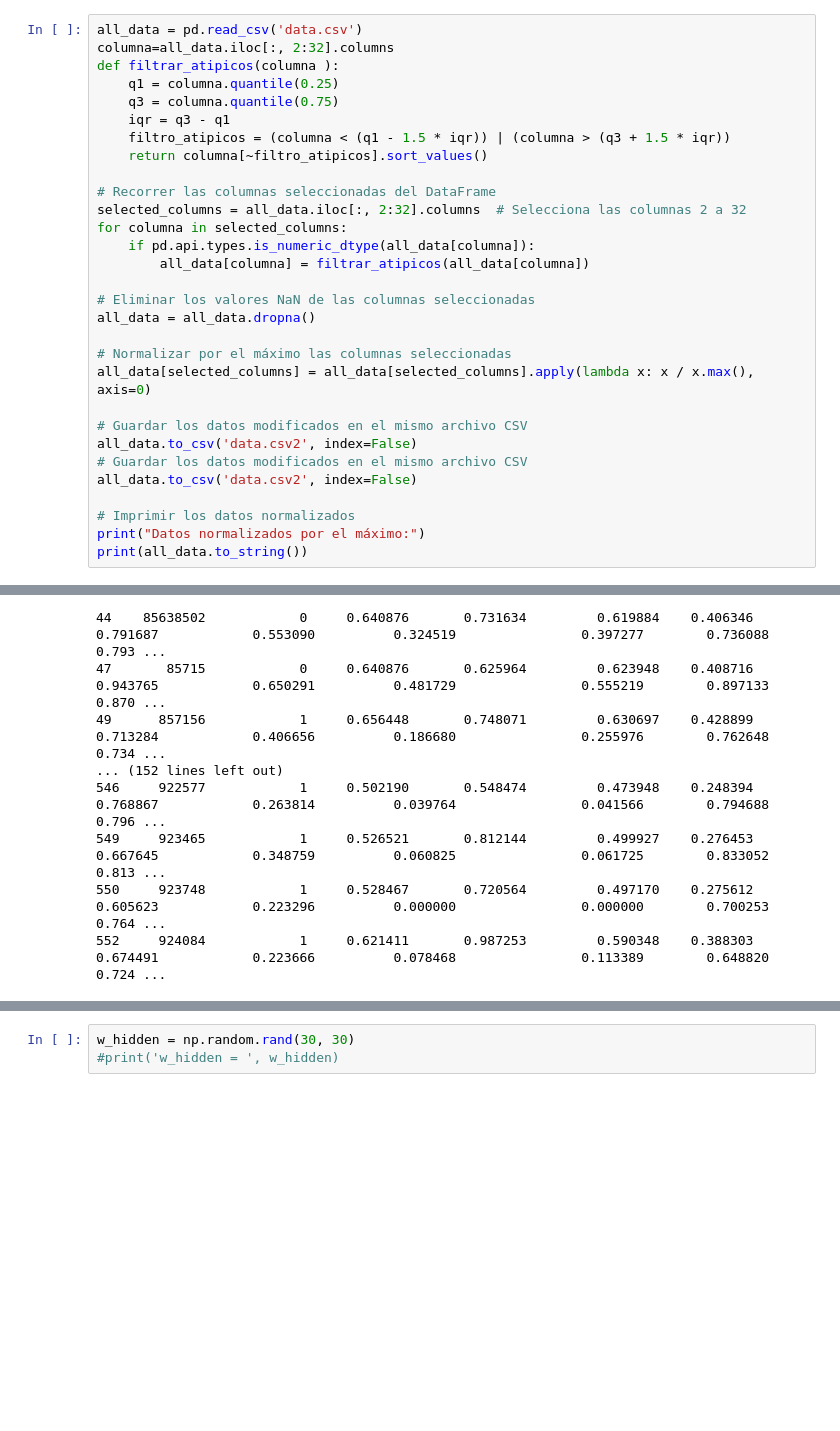
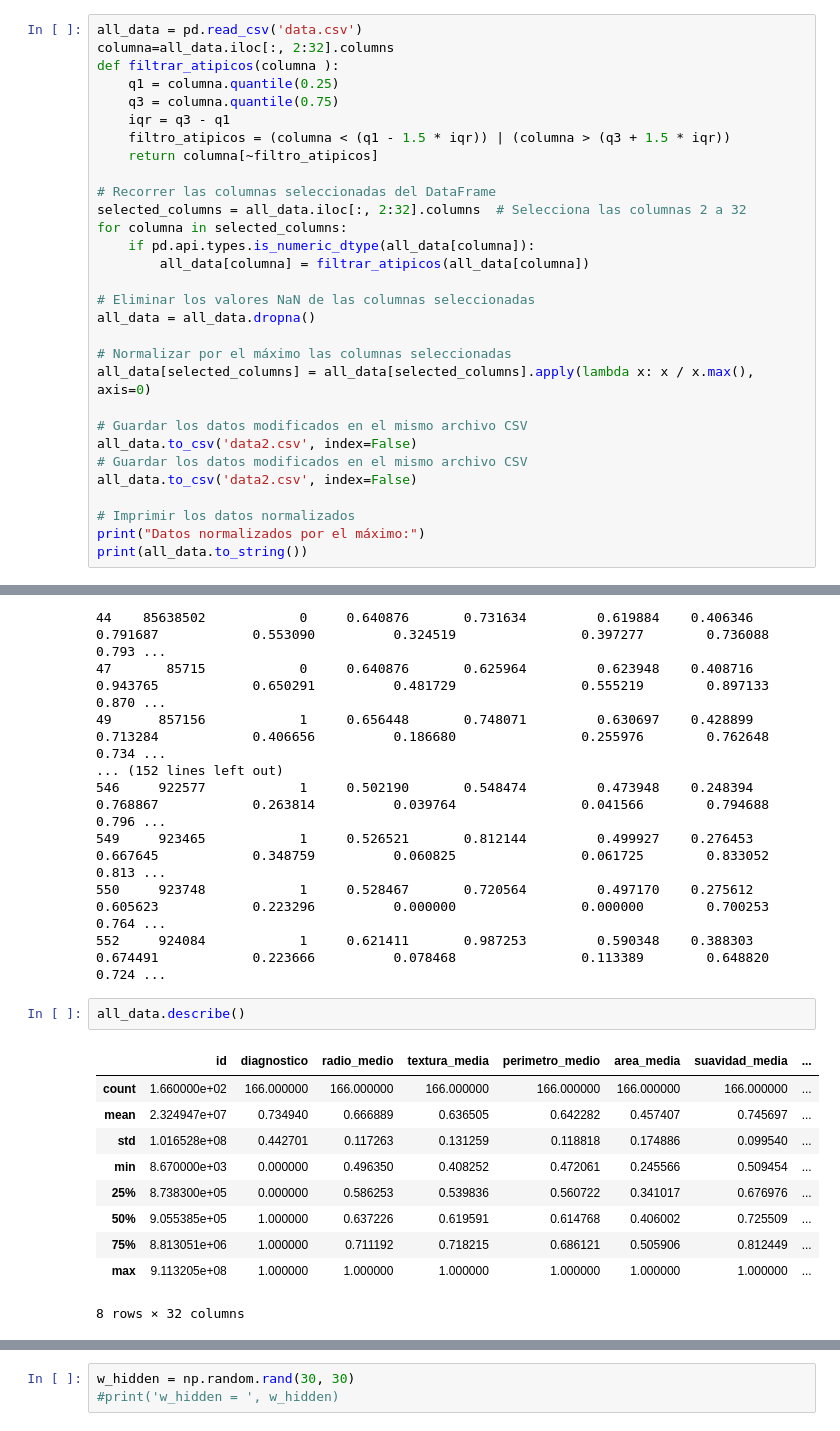
Before and after one commit to christianale12/tp3, a Jupyter notebook: mate3.ipynb, the cells around one changed output, grey strips where cells are left out. Cells and saved outputs as stored; diff of their text form; blank space fills up the shorter version.

```diff
--- a/mate3.ipynb
+++ b/mate3.ipynb
@@ -24,7 +22,7 @@ def filtrar_atipicos(columna ):
     q3 = columna.quantile(0.75)
     iqr = q3 - q1
     filtro_atipicos = (columna < (q1 - 1.5 * iqr)) | (columna > (q3 + 1.5 * iqr))
-    return columna[~filtro_atipicos].sort_values()
+    return columna[~filtro_atipicos]
 
 # Recorrer las columnas seleccionadas del DataFrame
 selected_columns = all_data.iloc[:, 2:32].columns  # Selecciona las columnas 2 a 32
@@ -39,9 +37,9 @@ all_data = all_data.dropna()
 all_data[selected_columns] = all_data[selected_columns].apply(lambda x: x / x.max(), axis=0)
 
 # Guardar los datos modificados en el mismo archivo CSV
-all_data.to_csv('data.csv2', index=False)
+all_data.to_csv('data2.csv', index=False)
 # Guardar los datos modificados en el mismo archivo CSV
-all_data.to_csv('data.csv2', index=False)
+all_data.to_csv('data2.csv', index=False)
 
 # Imprimir los datos normalizados
 print("Datos normalizados por el máximo:")
@@ -64,6 +62,19 @@ Datos normalizados por el máximo:
 549     923465            1     0.526521       0.812144         0.499927    0.276453        0.667645            0.348759          0.060825                0.061725        0.833052                 0.813 ...
 550     923748            1     0.528467       0.720564         0.497170    0.275612        0.605623            0.223296          0.000000                0.000000        0.700253                 0.764 ...
 552     924084            1     0.621411       0.987253         0.590348    0.388303        0.674491            0.223666          0.078468                0.113389        0.648820                 0.724 ...
+# %%
+all_data.describe()
+# %% [output]
+|  | id | diagnostico | radio_medio | textura_media | perimetro_medio | area_media | suavidad_media | ... |
+| count | 1.660000e+02 | 166.000000 | 166.000000 | 166.000000 | 166.000000 | 166.000000 | 166.000000 | ... |
+| mean | 2.324947e+07 | 0.734940 | 0.666889 | 0.636505 | 0.642282 | 0.457407 | 0.745697 | ... |
+| std | 1.016528e+08 | 0.442701 | 0.117263 | 0.131259 | 0.118818 | 0.174886 | 0.099540 | ... |
+| min | 8.670000e+03 | 0.000000 | 0.496350 | 0.408252 | 0.472061 | 0.245566 | 0.509454 | ... |
+| 25% | 8.738300e+05 | 0.000000 | 0.586253 | 0.539836 | 0.560722 | 0.341017 | 0.676976 | ... |
+| 50% | 9.055385e+05 | 1.000000 | 0.637226 | 0.619591 | 0.614768 | 0.406002 | 0.725509 | ... |
+| 75% | 8.813051e+06 | 1.000000 | 0.711192 | 0.718215 | 0.686121 | 0.505906 | 0.812449 | ... |
+| max | 9.113205e+08 | 1.000000 | 1.000000 | 1.000000 | 1.000000 | 1.000000 | 1.000000 | ... |
+8 rows × 32 columns
 # %%
 from sklearn.model_selection import train_test_split
 
```
Also changed, not shown: parts of 15 cells of this notebook.
